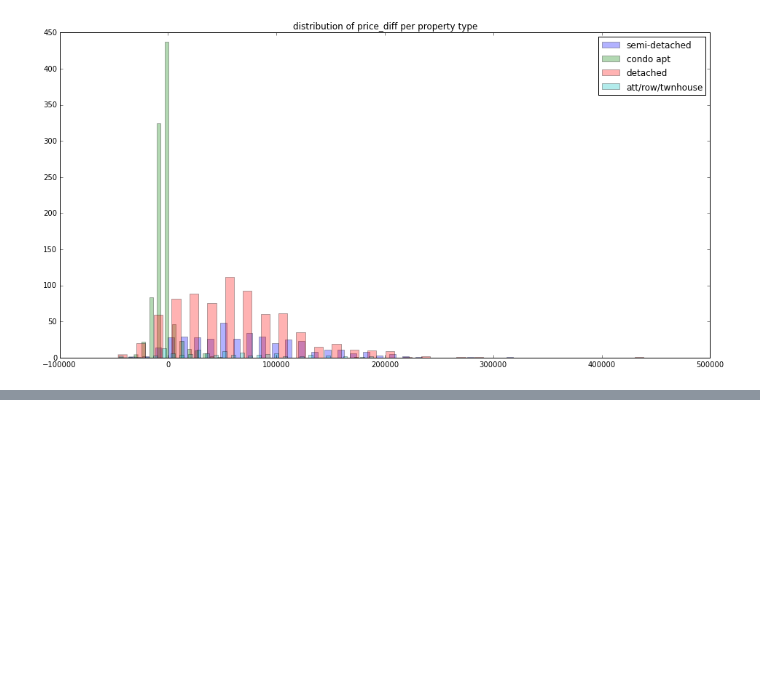
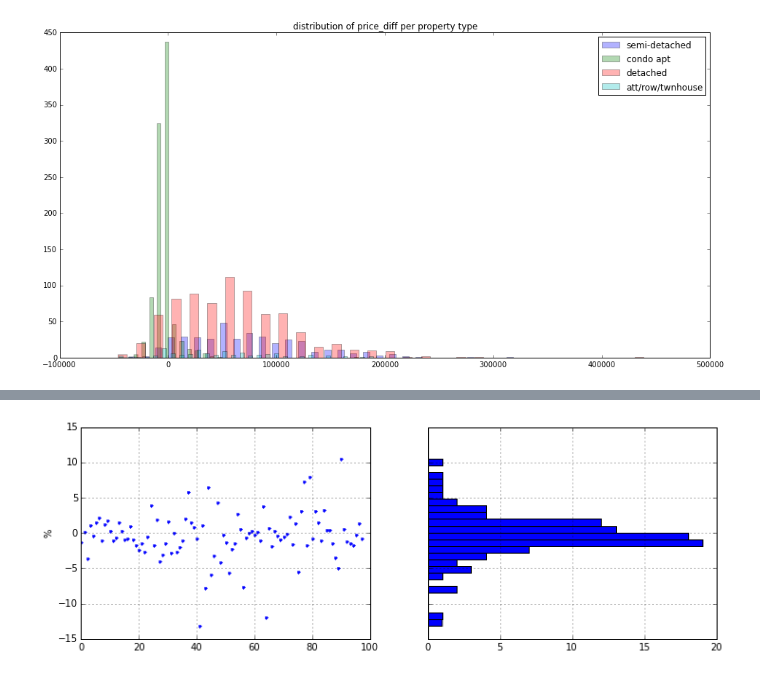
Before and after one commit to regata/playground, a Jupyter notebook: real_estate/notebook.ipynb, the cells around one changed output, grey strips where cells are left out. Cells and saved outputs as stored; diff of their text form; code cells hidden in the pictures; blank space fills up the shorter version.

```diff
--- a/real_estate/notebook.ipynb
+++ b/real_estate/notebook.ipynb
@@ -163,2 +114,0 @@ Y.shape
-# %%
-X_train, X_test, y_train, y_test = cross_validation.train_test_split(X, Y, test_size=0.1, random_state=0)
@@ -186,0 +192,31 @@ pyplot.show()
+# %%
+# features_df = house_features_df
+features_df = condo_features_df
+dict_vectorizer = DictVectorizer(dtype=float, sparse=False)
+
+Y = features_df['sold'].values
+features_df = features_df.drop('sold', axis=1)
+features_as_list = features_df.to_dict(orient='records')
+X = dict_vectorizer.fit_transform(features_as_list)
+print('X.shape', X.shape)
+print('Y.shape', Y.shape)
+
+idx = numpy.array(xrange(X.shape[0]), dtype=int)
+
+X_train, X_test, y_train, y_test, idx_train, idx_test = \
+    cross_validation.train_test_split(X, Y, idx, test_size=0.1, random_state=0)
+# dict_vectorizer.get_feature_names()
+
+clf = linear_model.LinearRegression(fit_intercept=True, normalize=False)
+clf.fit (X_train, y_train)
+print zip(dict_vectorizer.get_feature_names(), clf.predict(X_test))
+
+y_pred = clf.predict(X_test)
+
+error_perc = (y_test - y_pred) / y_test * 100
+score = clf.score(X_test, y_test)
+
+print ''
+print('score', score)
+print('mean', numpy.average(error_perc))
+print('std', numpy.std(error_perc))
@@ -186,0 +231,10 @@ pyplot.show()
+# %%
+data = error_perc
+f, (ax1, ax2) = pyplot.subplots(1, 2, sharey=True, figsize=(12, 4))
+ax1.plot(data, linestyle='', marker='.')
+ax2.hist(data, bins=25, orientation='horizontal')
+ax1.set_ylabel('%')
+ax1.grid(), ax2.grid()
+pyplot.show()
+# %% [output]
+[figure, added]
```
Also changed, not shown: parts of 22 cells of this notebook.
